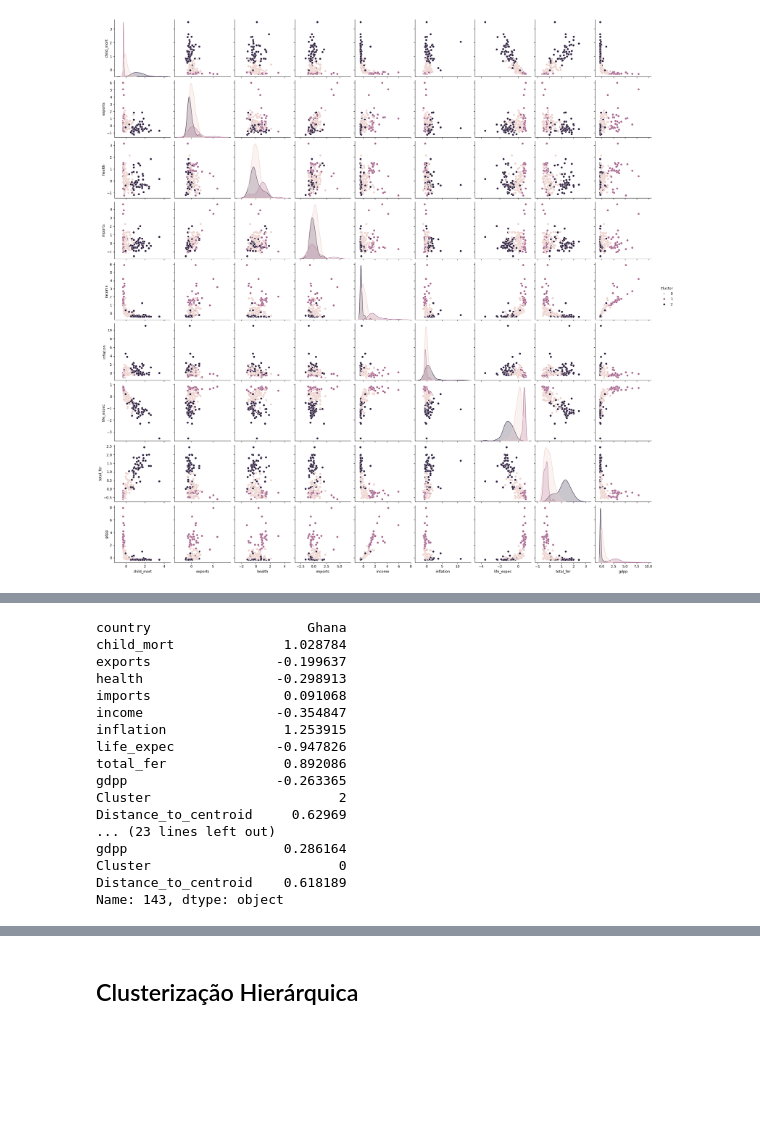
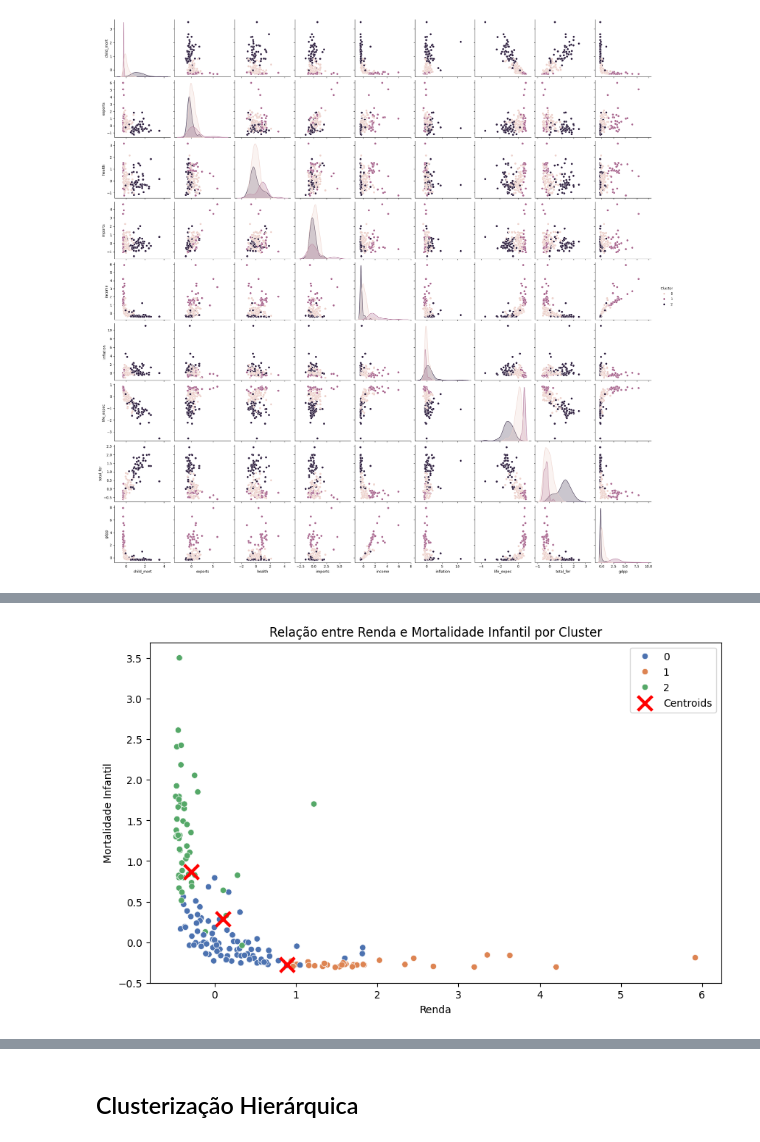
Before and after one commit to victorlima090/Clusterizacao, a Jupyter notebook: pd.ipynb, the cells around one changed output, grey strips where cells are left out. Cells and saved outputs as stored; diff of their text form; code cells hidden in the pictures; blank space fills up the shorter version.

```diff
--- a/pd.ipynb
+++ b/pd.ipynb
@@ -231,22 +200,28 @@ df.head()
-# %%
-print(df.loc[df[df['Cluster']==2]['Distance_to_centroid'].idxmin()])
-print(df.loc[df[df['Cluster']==1]['Distance_to_centroid'].idxmin()])
-print(df.loc[df[df['Cluster']==0]['Distance_to_centroid'].idxmin()])
-# %% [output]
-country                    Ghana
-child_mort              1.028784
-exports                -0.199637
-health                 -0.298913
-imports                 0.091068
-income                 -0.354847
-inflation               1.253915
-life_expec             -0.947826
-total_fer               0.892086
-gdpp                   -0.263365
-Cluster                        2
-Distance_to_centroid     0.62969
-... (23 lines left out)
-gdpp                    0.286164
-Cluster                        0
-Distance_to_centroid    0.618189
-Name: 143, dtype: object
+# %%
+plt.figure(figsize=(10, 6))
+sns.scatterplot(
+    data=df,
+    x='income',
+    y='child_mort',
+    hue='Cluster',
+    palette='deep'
+)
+
+# Adicionar centroides ao plot
+plt.scatter(
+    kmeans.cluster_centers_[:, df.columns.get_loc('income')],
+    kmeans.cluster_centers_[:, df.columns.get_loc('child_mort')],
+    c='red',
+    marker='x',
+    s=200,
+    linewidths=3,
+    label='Centroids'
+)
+
+plt.title('Relação entre Renda e Mortalidade Infantil por Cluster')
+plt.xlabel('Renda')
+plt.ylabel('Mortalidade Infantil')
+plt.legend()
+plt.show()
+# %% [output]
+[figure, added]
```
Also changed, not shown: parts of 23 cells of this notebook.
